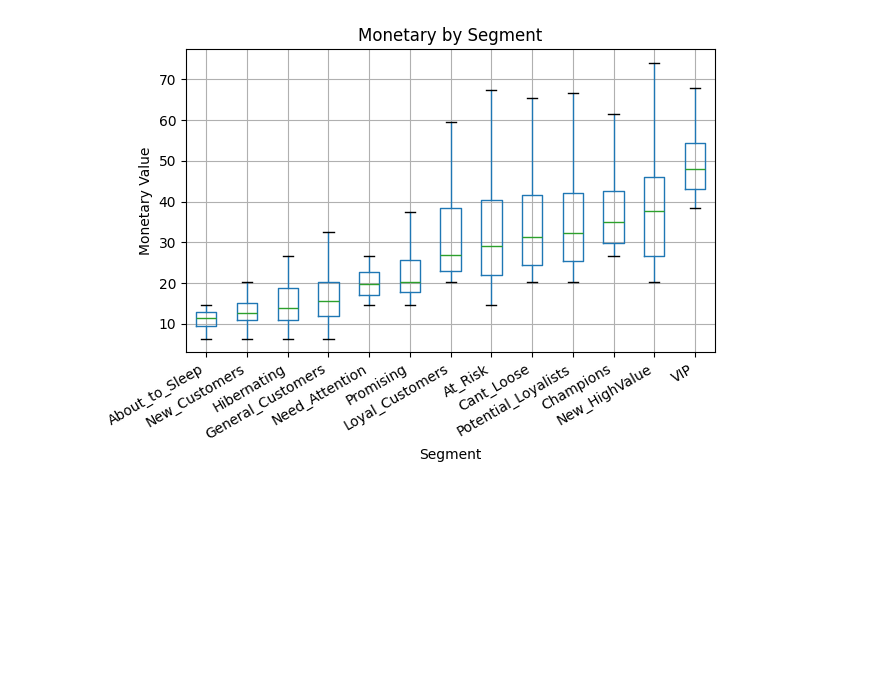
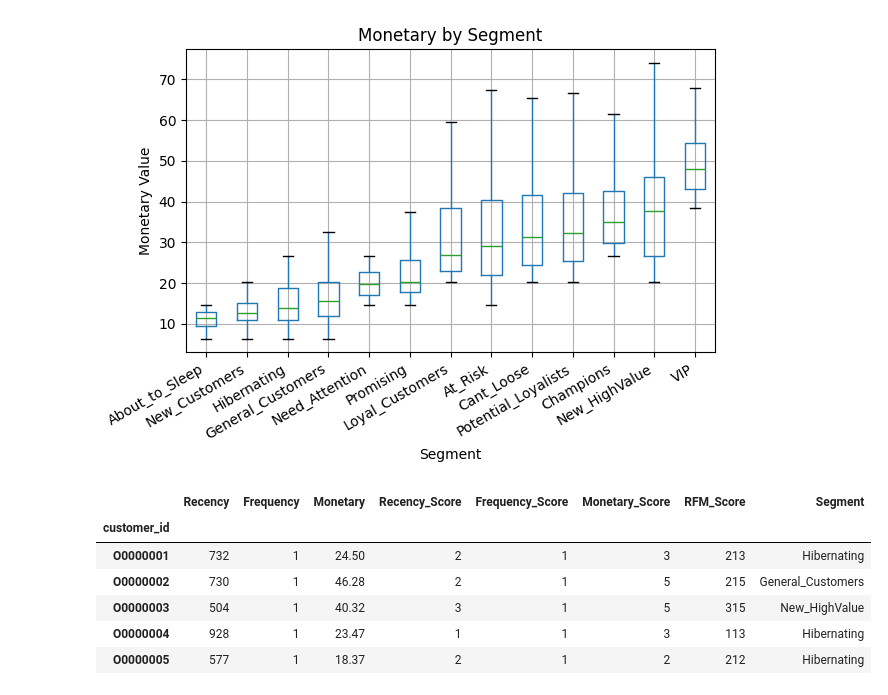
Before and after one commit to arsdmm/RFM-clustering-of-retail, a Jupyter notebook: clustering.ipynb, the cells around one changed output. Drawn from its saved outputs; the diff is of its cells as text; code cells hidden in the pictures; blank space fills up the shorter version.

```diff
--- a/clustering.ipynb
+++ b/clustering.ipynb
@@ -261,3 +261,13 @@ plt.tight_layout(); plt.show()
 # %% [output]
 <Figure size 1200x600 with 0 Axes>
 [figure]
+# %%
+rfm.head()
+# %% [output]
+|  | Recency | Frequency | Monetary | Recency_Score | Frequency_Score | Monetary_Score | RFM_Score | Segment |
+| customer_id |  |  |  |  |  |  |  |  |
+| O0000001 | 732 | 1 | 24.50 | 2 | 1 | 3 | 213 | Hibernating |
+| O0000002 | 730 | 1 | 46.28 | 2 | 1 | 5 | 215 | General_Customers |
+| O0000003 | 504 | 1 | 40.32 | 3 | 1 | 5 | 315 | New_HighValue |
+| O0000004 | 928 | 1 | 23.47 | 1 | 1 | 3 | 113 | Hibernating |
+| O0000005 | 577 | 1 | 18.37 | 2 | 1 | 2 | 212 | Hibernating |
```
Also changed, not shown: 4 other files.
